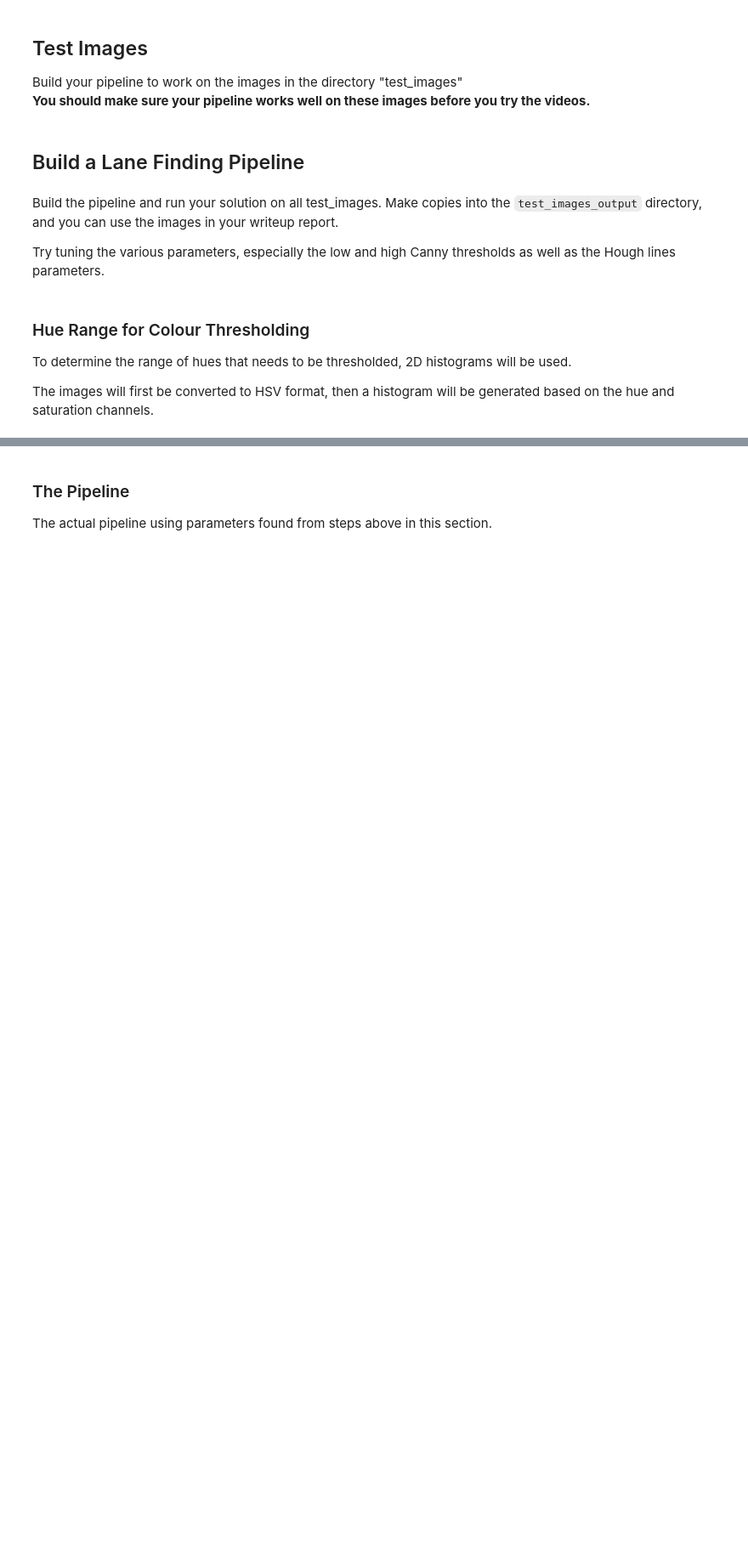
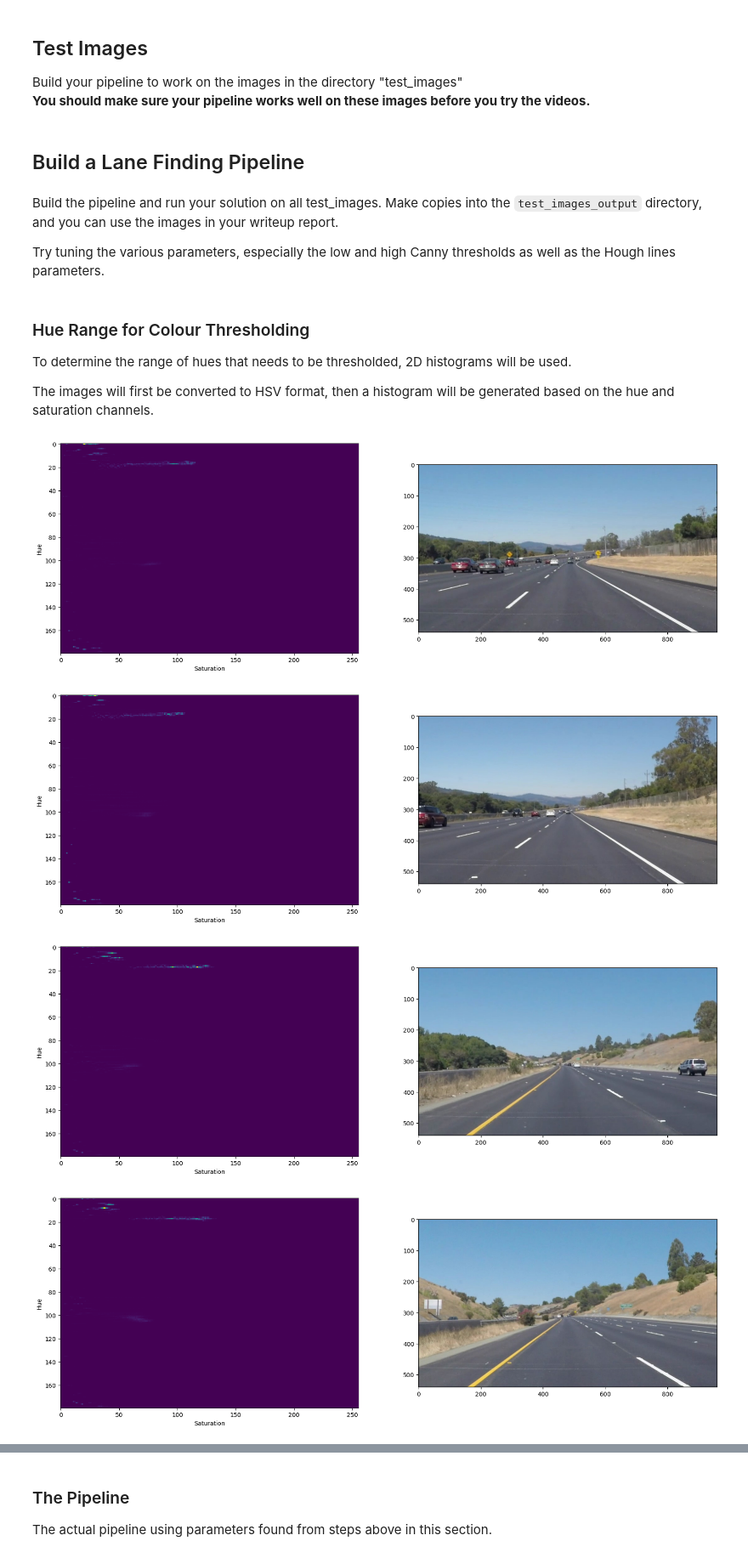
Before and after one commit to YoungKeyKai/CarND-LaneLines-P1, a Jupyter notebook: P1.ipynb, the cells around one changed output, grey strips where cells are left out. Shown at 85% size. Drawn from its saved outputs; the diff is of its cells as text; code cells hidden in the pictures; blank space fills up the shorter version.

Commit message:
Add histogram outputs + discussion

```diff
--- a/P1.ipynb
+++ b/P1.ipynb
@@ -199,16 +203,25 @@ To determine the range of hues that needs to be thresholded, 2D histograms will
 
 The images will first be converted to HSV format, then a histogram will be generated based on the hue and saturation channels.
 # %%
-image = mpimg.imread("test_images/solidYellowCurve2.jpg")
-hsv = convert_to_hsv(image)
-# plt.imshow(hsv)  # shows that the image is indeed converted as imshow renders HSV channels as RGB channels
-histogram = calculate_hue_saturation_histogram(hsv)
+for file in os.listdir("test_images/"):
+    image = mpimg.imread(f"test_images/{file}")
+    hsv = convert_to_hsv(image)
+    # plt.imshow(hsv)  # shows that the image is indeed converted as imshow renders HSV channels as RGB channels
+    histogram = calculate_hue_saturation_histogram(hsv)
 
-plt.imshow(histogram, interpolation = 'nearest')
-plt.xlabel("Saturation")
-plt.ylabel("Hue")
-plt.show()
+    figure, (axis1, axis2) = plt.subplots(1, 2)
+    axis1.imshow(histogram, interpolation = 'nearest')
+    axis1.set_xlabel("Saturation")
+    axis1.set_ylabel("Hue")
 
-plt.imshow(image)
+    axis2.imshow(image)
+
+    figure.set_size_inches(20, 20)
+    plt.show()
 
 # Note: 0 <= hue <= 180, 0 <= saturation <= 255
+# %% [output]
+[figure, added]
+[figure, added]
+[figure, added]
+[figure, added]
```
Also changed, not shown: parts of 3 cells of this notebook.
